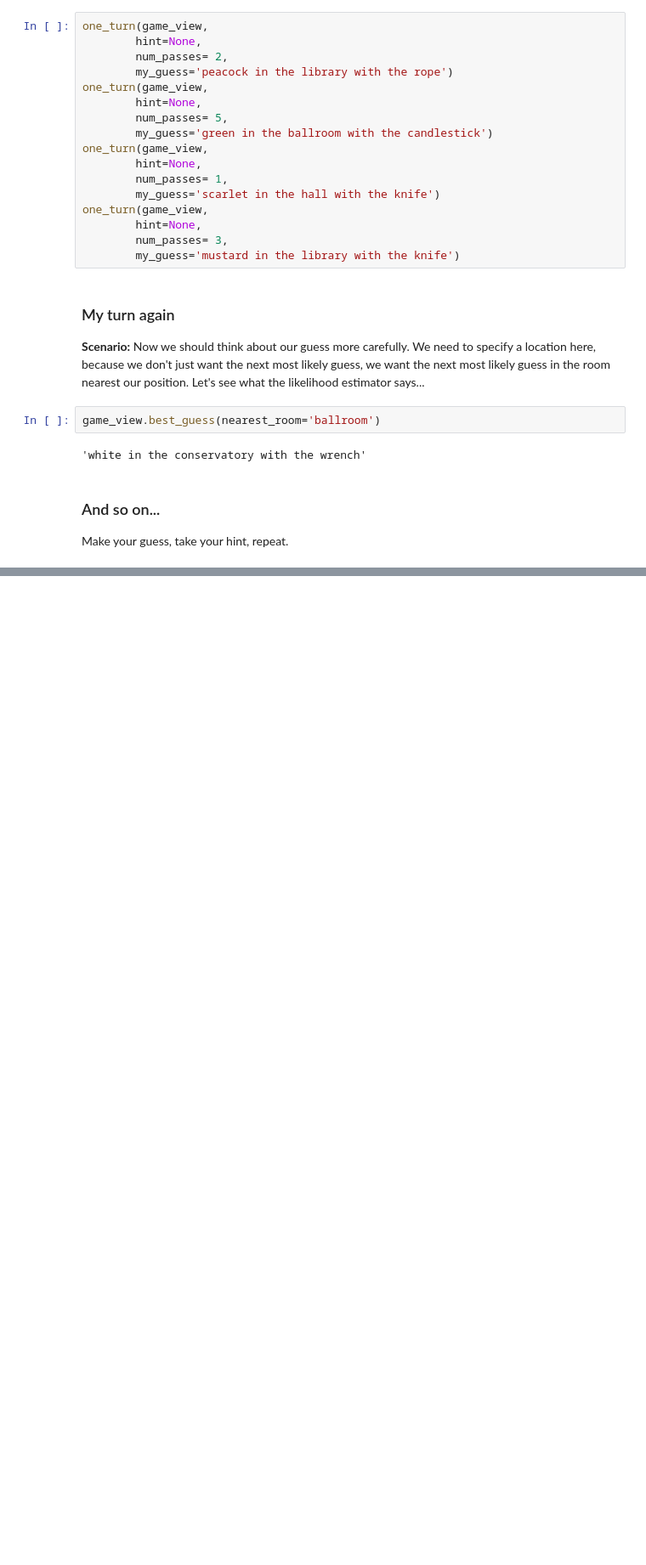
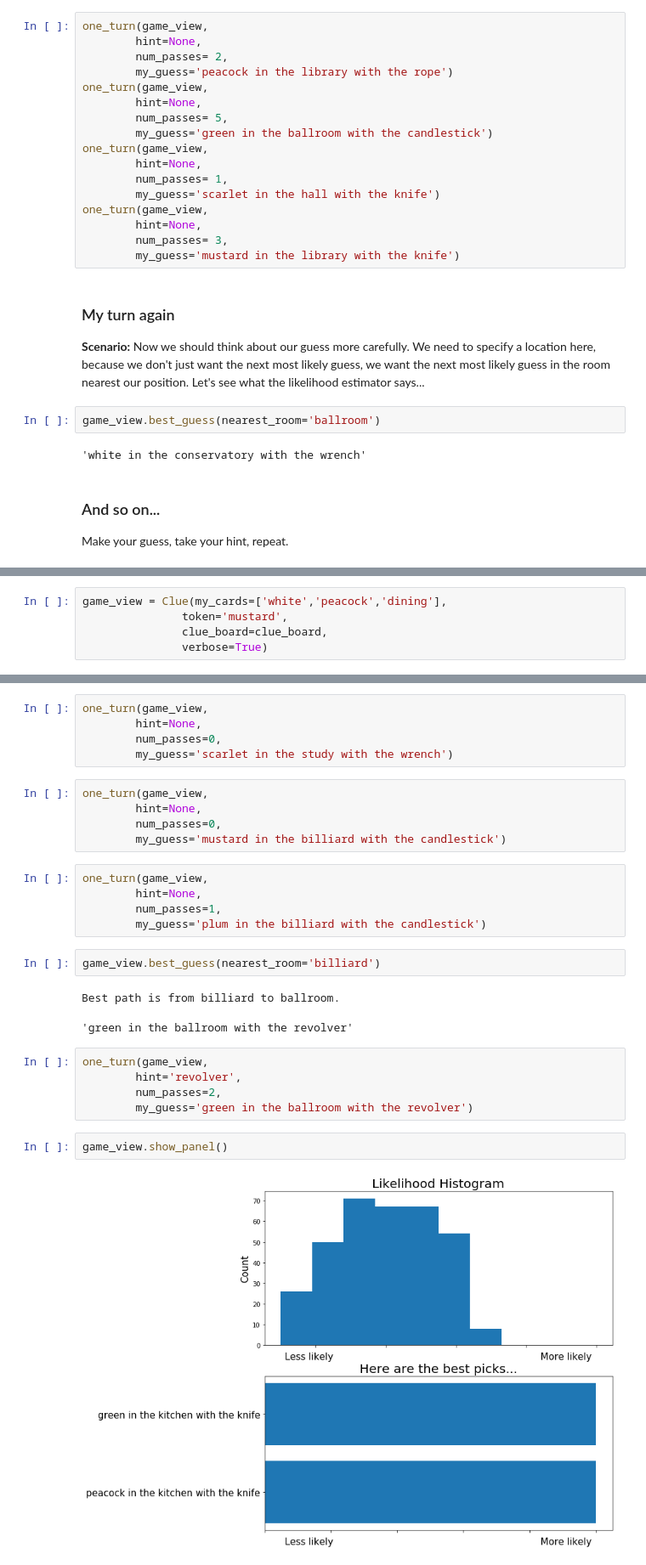
Before and after one commit to qwofford/clue, a Jupyter notebook: clue.ipynb, the cells around one changed output, grey strips where cells are left out. Shown at 85% size. Cells and saved outputs as stored; diff of their text form; blank space fills up the shorter version.

```diff
--- a/clue.ipynb
+++ b/clue.ipynb
@@ -568,0 +578,5 @@ Make your guess, take your hint, repeat.
+# %%
+game_view = Clue(my_cards=['white','peacock','dining'],
+               token='mustard',
+               clue_board=clue_board,
+               verbose=True)
@@ -568,0 +635,29 @@ Make your guess, take your hint, repeat.
+# %%
+one_turn(game_view,
+        hint=None,
+        num_passes=0,
+        my_guess='scarlet in the study with the wrench')
+# %%
+one_turn(game_view,
+        hint=None,
+        num_passes=0,
+        my_guess='mustard in the billiard with the candlestick')
+# %%
+one_turn(game_view,
+        hint=None,
+        num_passes=1,
+        my_guess='plum in the billiard with the candlestick')
+# %%
+game_view.best_guess(nearest_room='billiard')
+# %% [output]
+Best path is from billiard to ballroom.
+'green in the ballroom with the revolver'
+# %%
+one_turn(game_view,
+        hint='revolver',
+        num_passes=2,
+        my_guess='green in the ballroom with the revolver')
+# %%
+game_view.show_panel()
+# %% [output]
+[figure, added]
```
Also changed, not shown: parts of 52 cells of this notebook.
